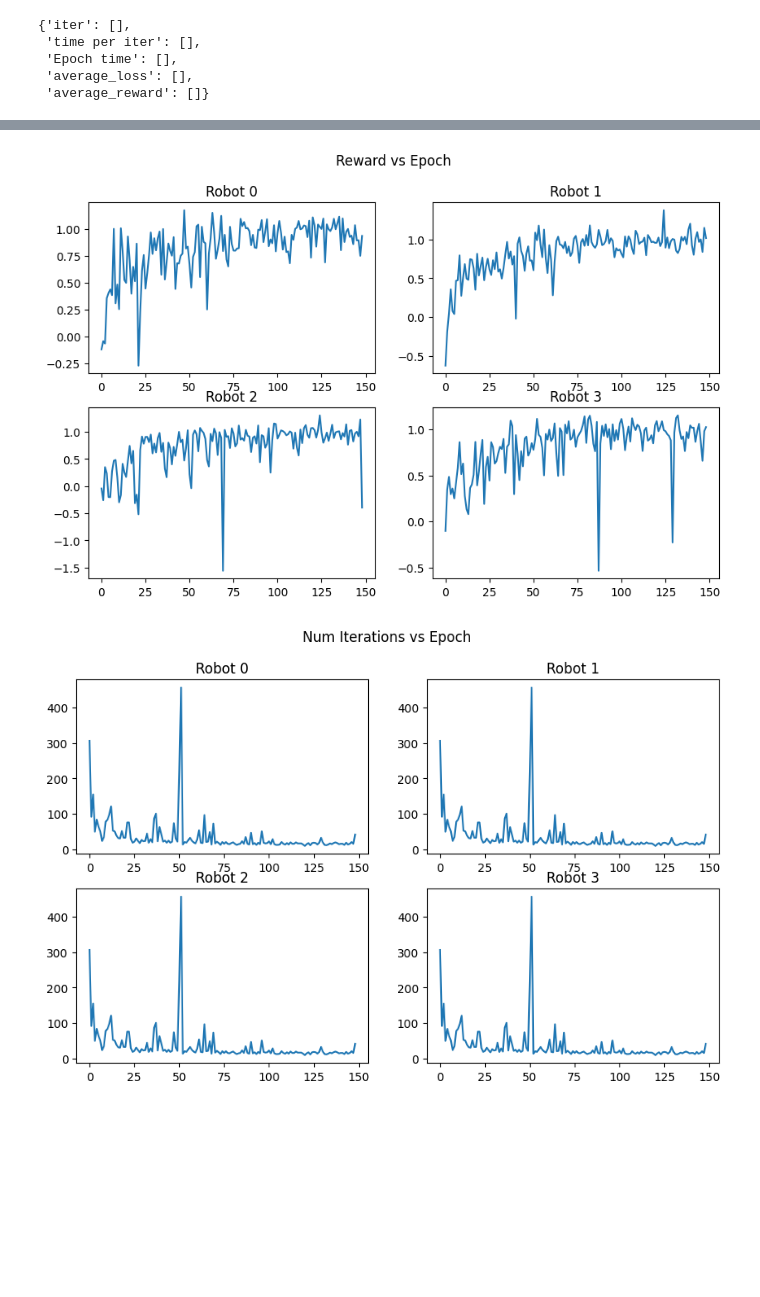
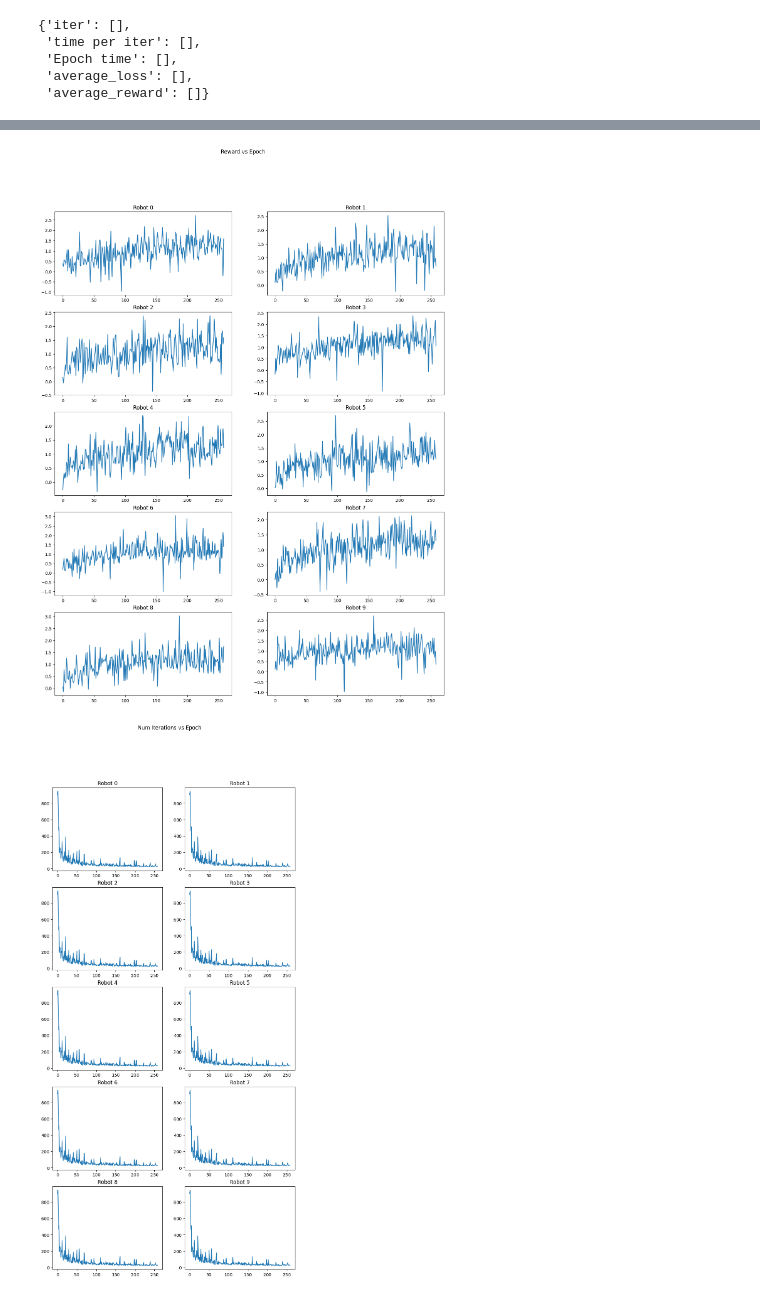
Before and after one commit to Death-Raider/Personal_Projects, a Jupyter notebook: GoalChasing_QLearning/output_processing.ipynb, the cells around one changed output, grey strips where cells are left out. Cells and saved outputs as stored; diff of their text form; code cells hidden in the pictures; blank space fills up the shorter version.

```diff
--- a/GoalChasing_QLearning/output_processing.ipynb
+++ b/GoalChasing_QLearning/output_processing.ipynb
@@ -56,5 +56,8 @@ loss_data_dict['average_loss'].shape
+# %%
+rows = 5
+cols = 2
 # %%
-fig, axs = plt.subplots(ncols=2,nrows=2,figsize=(10,6))
+fig, axs = plt.subplots(ncols=cols,nrows=rows,figsize=(16,20))
 axs = axs.flatten()
 for i in range(robot_count): # for every robot
 
@@ -68,5 +71,5 @@ plt.show()
 # %%
-fig, axs = plt.subplots(ncols=2,nrows=2,figsize=(10,6))
+fig, axs = plt.subplots(ncols=cols,nrows=rows,figsize=(16,20))
 axs = axs.flatten()
 for i in range(robot_count): # for every robot
 
@@ -76,17 +79,17 @@ fig.suptitle('Reward vs Epoch')
 plt.savefig("4_robot_reward.png")
 plt.show()
 # %% [output]
-[figure, old version]
+[figure, new version]
 # %%
-fig, axs = plt.subplots(ncols=2,nrows=2,figsize=(10,6))
+fig, axs = plt.subplots(ncols=cols,nrows=rows,figsize=(10,20))
 axs = axs.flatten()
 for i in range(robot_count): # for every robot
 
     axs[i].plot(range(epochs_range)[:],loss_data_dict['iter'][:])
     axs[i].set_title(f"Robot {i}")
 fig.suptitle('Num Iterations vs Epoch')
 plt.savefig("4_robot_iter.png")
 plt.show()
 # %% [output]
-[figure, old version]
+[figure, new version]
 # %%
```
Also changed, not shown: parts of 4 cells of this notebook, 8 other files.
